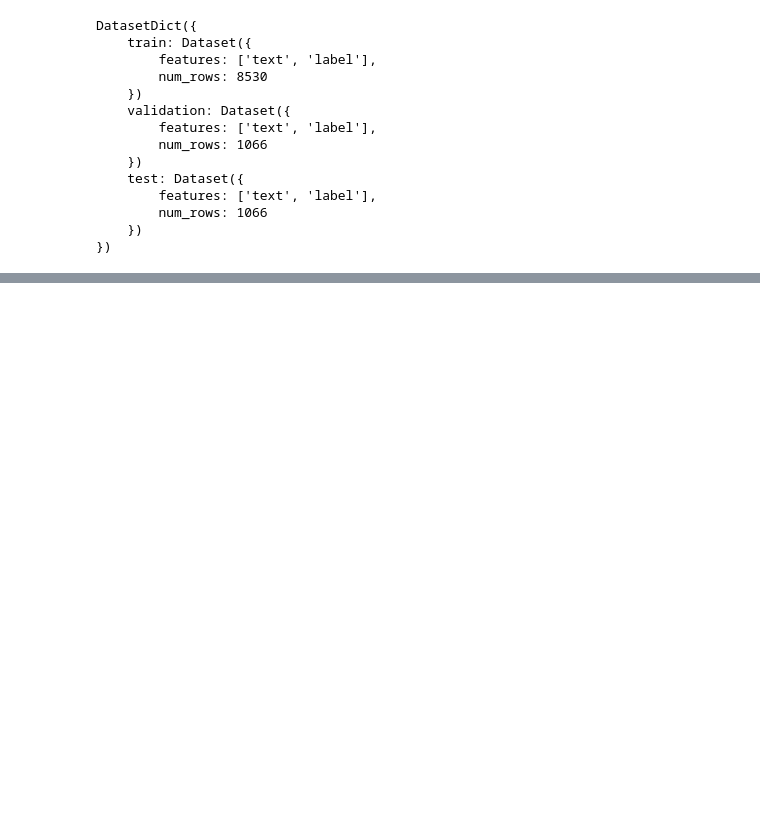
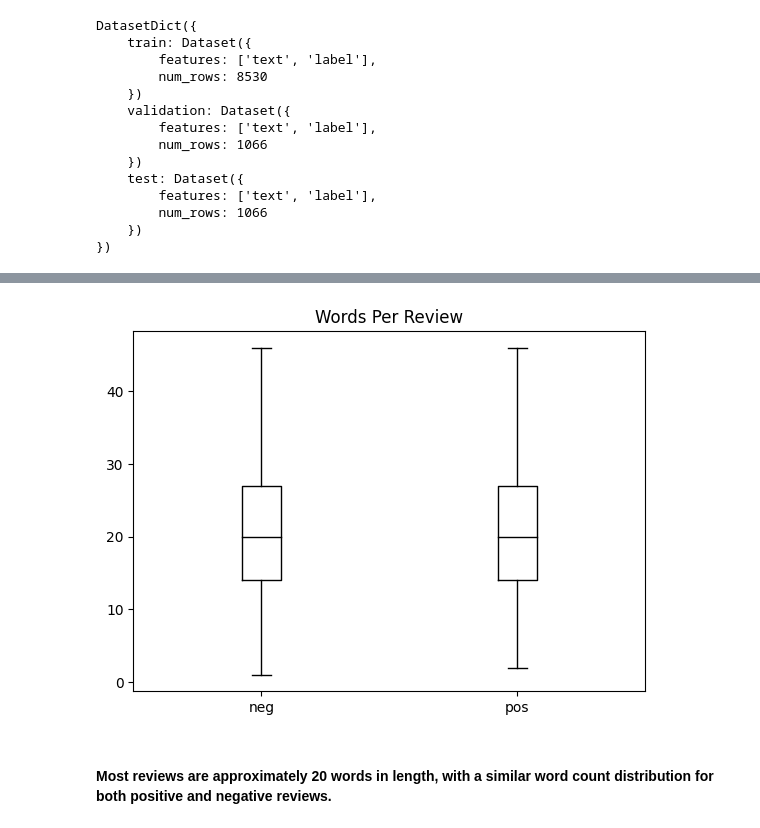
Before and after one commit to PiyushBhadauriya26/movie-review-analysis, a Jupyter notebook: EDA.ipynb, the cells around one changed output, grey strips where cells are left out. Drawn from its saved outputs; the diff is of its cells as text; code cells hidden in the pictures; blank space fills up the shorter version.

```diff
--- a/EDA.ipynb
+++ b/EDA.ipynb
@@ -44,3 +99,14 @@ dtype: object
+# %%
+df["Words Per Review"] = df["text"].str.split().apply(len)
+df.boxplot("Words Per Review", by="label_name", grid=False, showfliers=False,
+           color="black")
+plt.suptitle("")
+plt.xlabel("")
+plt.show()
+# %% [output]
+[figure, added]
+# %% [markdown]
+#### Most reviews are approximately 20 words in length, with a similar word count distribution for both positive and negative reviews.
 # %%
 df.isnull().sum()
 # %% [output]
```
Also changed, not shown: parts of 24 cells of this notebook, 3 other files.
